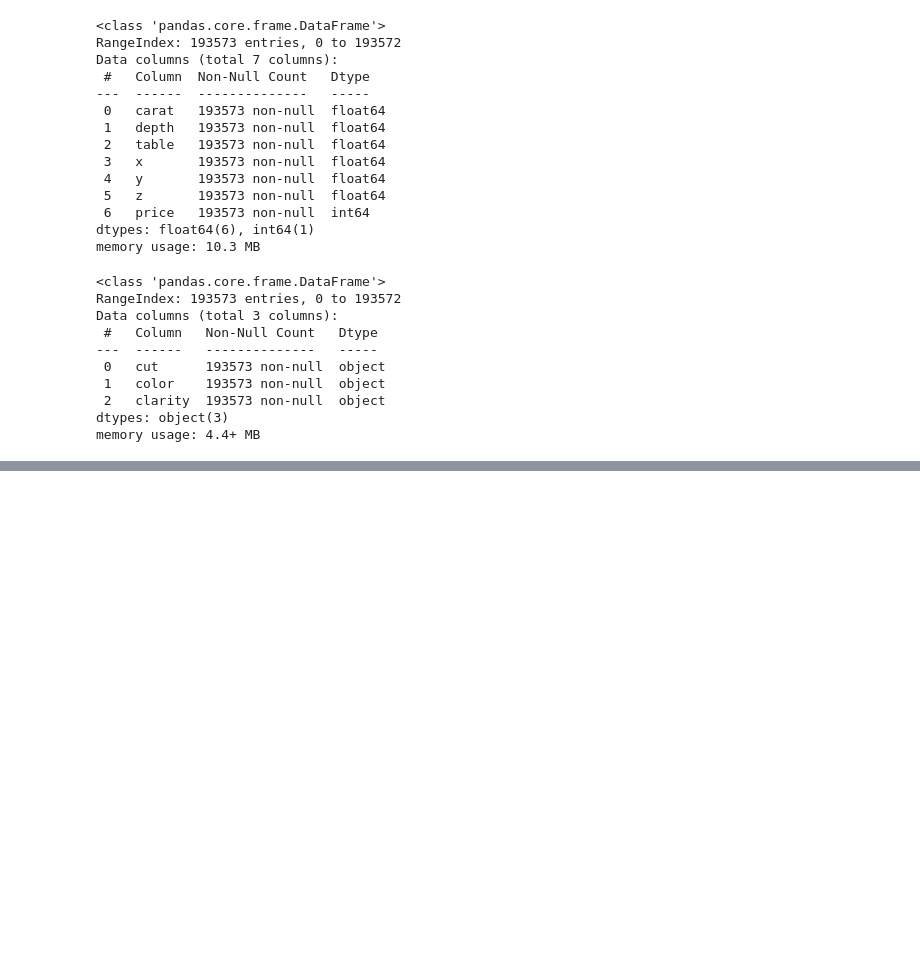
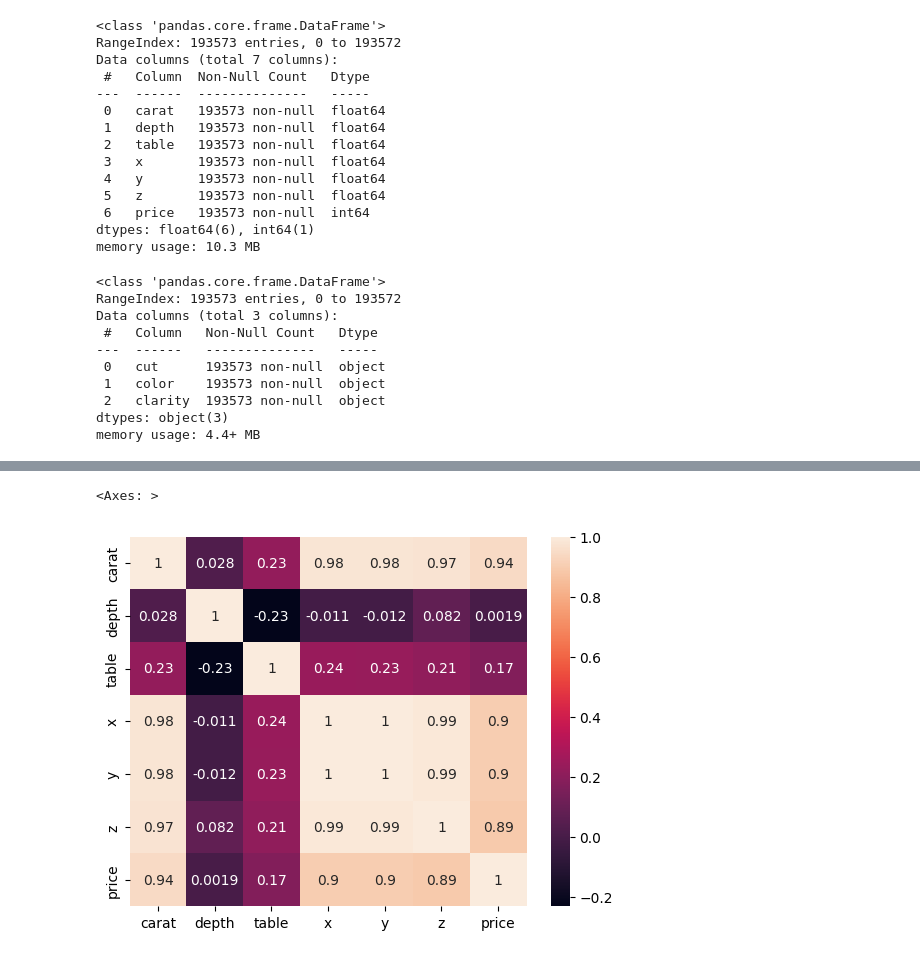
Before and after one commit to TejaswiniT167/mlops_proj1, a Jupyter notebook: experiment/experiments.ipynb, the cells around one changed output, grey strips where cells are left out. Saved outputs shown, nothing was run; the diff lists cells and outputs as text; code cells hidden in the pictures; blank space fills up the shorter version.

```diff
--- a/experiment/experiments.ipynb
+++ b/experiment/experiments.ipynb
@@ -159,0 +212,5 @@ memory usage: 4.4+ MB
+# %%
+sns.heatmap(data[num_cols].corr(),annot=True)
+# %% [output]
+<Axes: >
+[figure, added]
```
Also changed, not shown: parts of 6 cells of this notebook, 1 other file.
